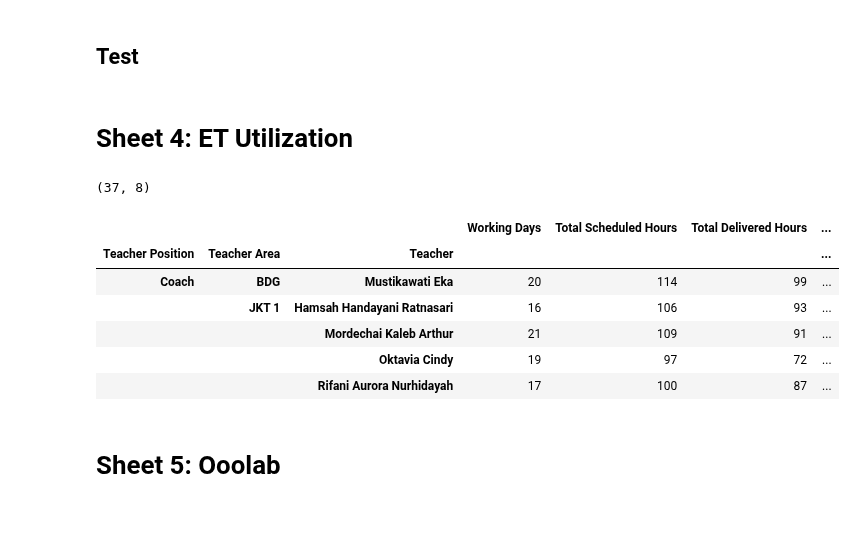
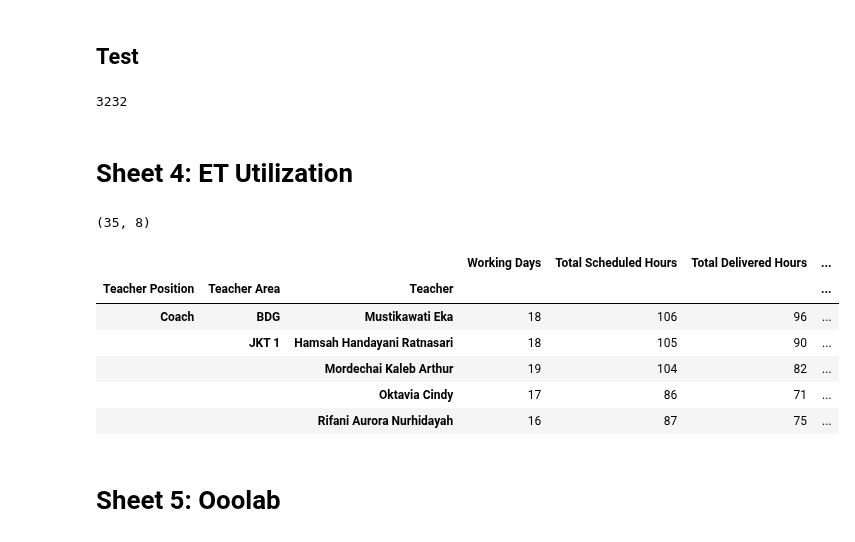
Before and after one commit to danjelito/wse-exp-manag-report, a Jupyter notebook: main.ipynb, the cells around one changed output. Cells and saved outputs as stored; diff of their text form; code cells hidden in the pictures.

```diff
--- a/main.ipynb
+++ b/main.ipynb
@@ -42,12 +44,11 @@ df_noncoco = (
 )
 
 # merge df session and df noncoco
-df_sess_full = pd.concat([df_sess, df_noncoco], axis=0)
 df_sess_full = (
-    df_sess_full.reset_index(drop=True)
+    pd.concat([df_sess, df_noncoco], axis=0)
+    .reset_index(drop=True)
     .assign(index=lambda df_: df_.index + 1)
     .assign(
-        class_duration=lambda df_: pd.to_numeric(df_["class_duration"], errors="raise"),
         class_grouping=lambda df_: df_["class_type_grouped"].map(module.class_grouping),
     )
 )
@@ -59,11 +60,22 @@ df_sess_full.shape
 # %%
 test.test_noncoco_online_class_is_online_location(df_noncoco)
 test.test_coco_and_noncoco_cols_same(df_sess, df_noncoco)
-test.test_class_exist_in_module_class_grouping(df_sess_full)
-test.test_teacher_center_area_position_not_null(df_sess_full)
-test.test_no_trainer_is_duplicated(df_trainer)
-test.test_all_coco_student_centers_are_mapped_in_center_order(df_coco_member)
-test.test_all_erwin_student_centers_are_mapped_in_center_order(df_erwin_member)
+test.test_class_exist_in_module_class_grouping(df_sess, "class_type_grouped")
+test.test_class_exist_in_module_class_grouping(df_noncoco, "class_type_grouped")
+test.test_teacher_center_area_position_not_null(
+    df_sess_full, ["teacher_area", "teacher_center", "teacher_position"]
+)
+test.test_no_trainer_is_duplicated(df_trainer, "coco_teacher_name")
+test.test_all_coco_student_centers_are_mapped_in_center_order(
+    df_coco_member, "student_center"
+)
+test.test_all_erwin_student_centers_are_mapped_in_center_order(
+    df_erwin_member, "center"
+)
+test.test_class_type_grouped_mapped_in_class_grouping(
+    df_sess_full["class_type_grouped"]
+)
+test.test_duration_not_null(df_sess_full["class_duration"])
 # %% [markdown]
 # Sheet 3: Class Session & util
 # %%
@@ -139,15 +153,24 @@ class_session
 ## Test
 # %%
 test.test_all_classes_are_included(df_sess_full, class_session)
+# %%
+df_sess_full.loc[df_sess_full["class_mode"] != "GOC"].shape[0]
+# %% [output]
+3232
 # %% [markdown]
 # Sheet 4: ET Utilization
 # %%
-et_excluded= []
+et_excluded = []
 
 et_util = (
     df_sess_full
     # merge with df trainer to get working days etc
-    .merge(df_trainer, how="left", on="teacher")
+    .merge(
+        df_trainer,
+        how="left",
+        left_on="teacher",
+        right_on="coco_teacher_name",
+    )
     # ! exclude et if less than 1 month
     .loc[lambda df_: ~(df_['teacher'].isin(et_excluded))]
     # to calculate class duration for delivered only,
@@ -167,41 +190,43 @@ et_util = (
     # filter only for ET and coach
     .loc[
         lambda df_: df_.index.get_level_values("teacher_position_y").isin(
             ["ET", "Coach"]
         )
     ]
     .assign(
         working_days=lambda df_: df_["working_days"].astype("Int64"),
-        total_scheduled_hours=lambda df_: df_["total_scheduled_hours"].astype(int),
-        total_delivered_hours=lambda df_: df_["total_delivered_hours"].astype(int),
+        total_scheduled_hours=lambda df_: df_[
+            "total_scheduled_hours"].astype(int),
+        total_delivered_hours=lambda df_: df_[
+            "total_delivered_hours"].astype(int),
         scheduled_hours_per_day=lambda df_: (
             df_["total_scheduled_hours"].div(df_["working_days"]).round(1)
         ),
         delivered_hours_per_day=lambda df_: (
             df_["total_delivered_hours"].div(df_["working_days"]).round(1)
         ),
         max_class_hours=lambda df_: module.create_max_hour_per_trainer(df_),
         scheduled_utilization=lambda df_: df_["scheduled_hours_per_day"]
         .div(df_["max_class_hours"])
         .round(2),
         delivered_utilization=lambda df_: df_["delivered_hours_per_day"]
         .div(df_["max_class_hours"])
         .round(2),
     )
     .rename(columns=lambda c: c.replace("_", " ").title())
     .rename_axis(["Teacher Position", "Teacher Area", "Teacher"])
 )
 print(et_util.shape)
 et_util.head()
 # %% [output]
-(37, 8)
+(35, 8)
 |  |  |  | Working Days | Total Scheduled Hours | Total Delivered Hours | ... |
 | Teacher Position | Teacher Area | Teacher |  |  |  | ... |
-| Coach | BDG | Mustikawati Eka | 20 | 114 | 99 | ... |
-|  | JKT 1 | Hamsah Handayani Ratnasari | 16 | 106 | 93 | ... |
-|  |  | Mordechai Kaleb Arthur | 21 | 109 | 91 | ... |
-|  |  | Oktavia Cindy | 19 | 97 | 72 | ... |
-|  |  | Rifani Aurora Nurhidayah | 17 | 100 | 87 | ... |
+| Coach | BDG | Mustikawati Eka | 18 | 106 | 96 | ... |
+|  | JKT 1 | Hamsah Handayani Ratnasari | 18 | 105 | 90 | ... |
+|  |  | Mordechai Kaleb Arthur | 19 | 104 | 82 | ... |
+|  |  | Oktavia Cindy | 17 | 86 | 71 | ... |
+|  |  | Rifani Aurora Nurhidayah | 16 | 87 | 75 | ... |
 # %% [markdown]
 # Sheet 5: Ooolab
 # %%
```
Also changed, not shown: parts of 17 cells of this notebook, 3 other files.
